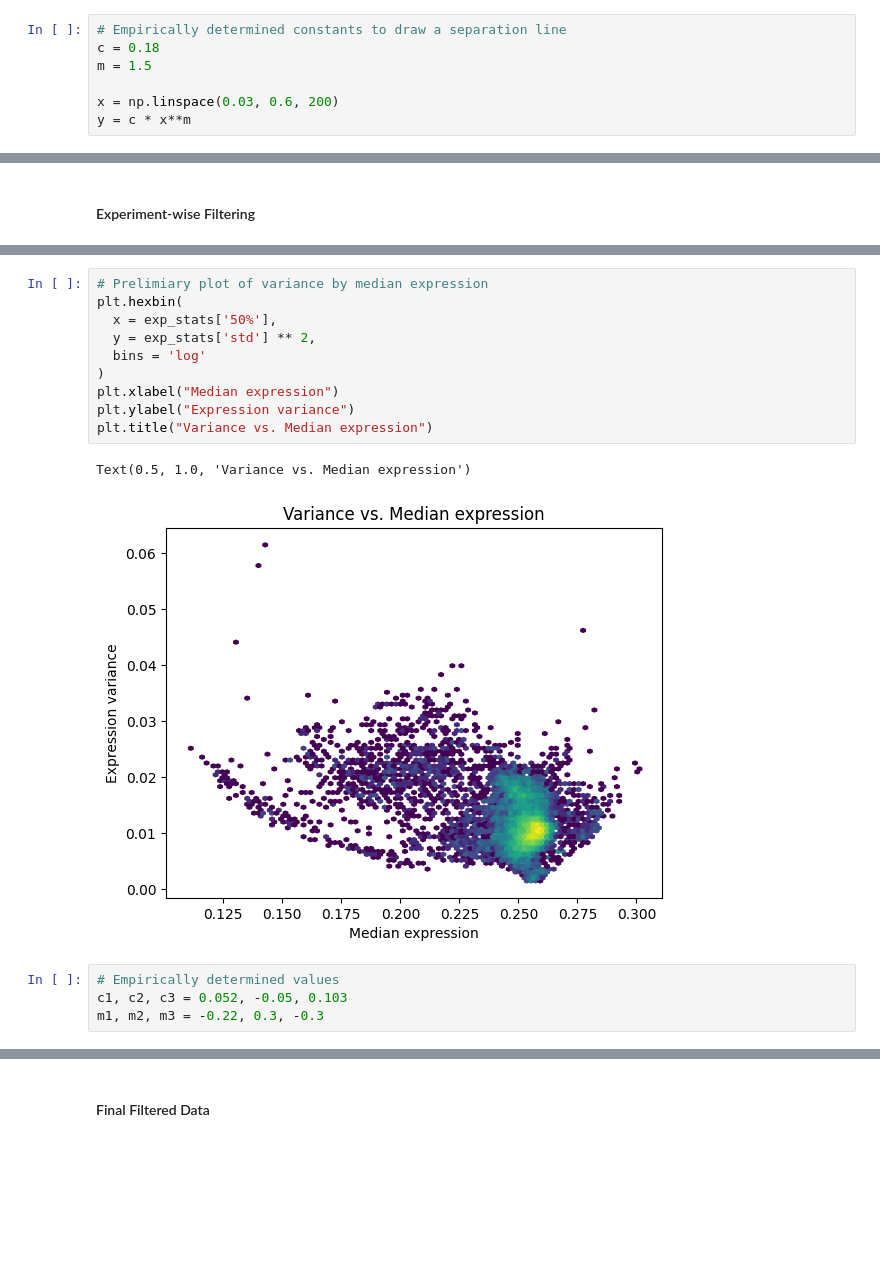
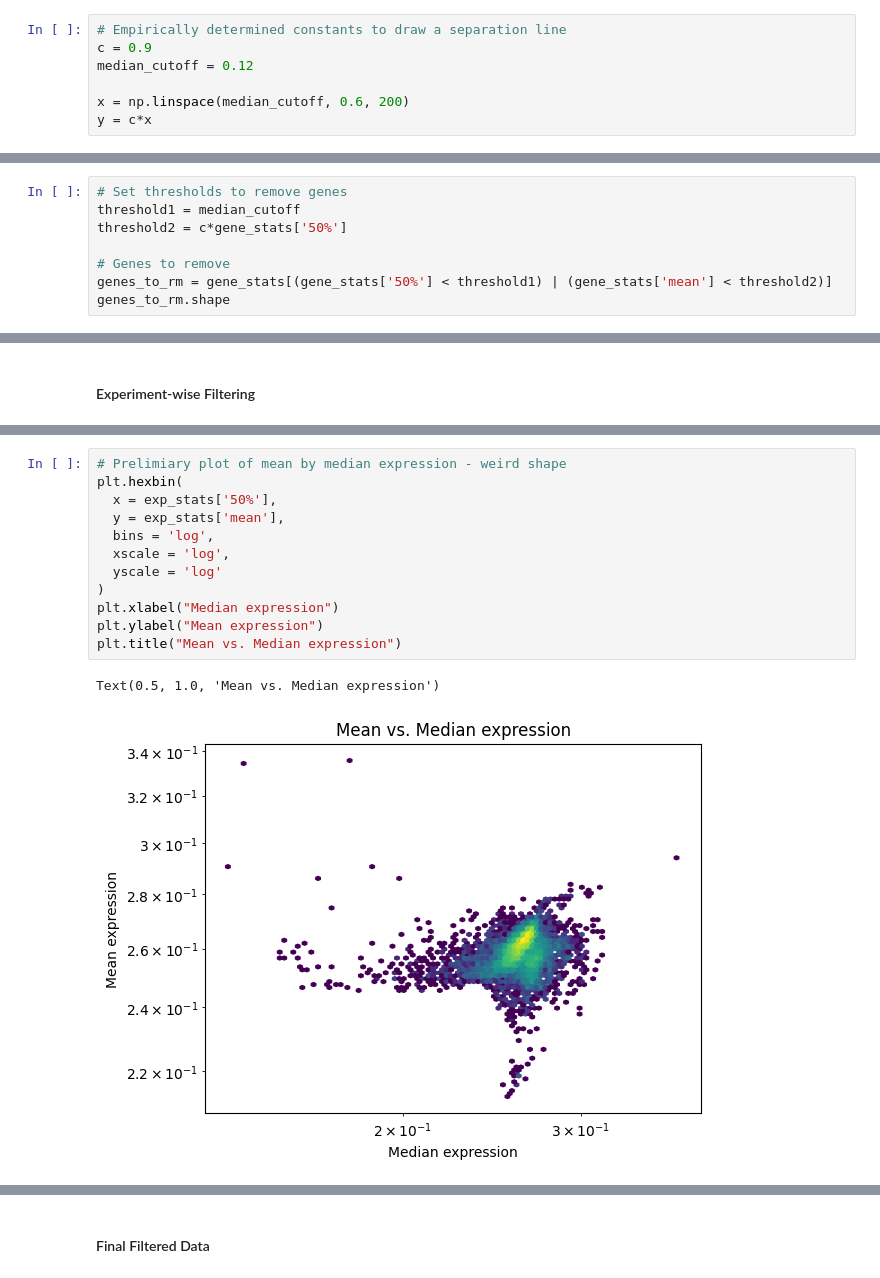
Before and after one commit to Mukundan-T/seqADAGE, a Jupyter notebook: Py/muk_transfer_learning/Mukundan_sA_ecmg_tl.ipynb, the cells around one changed output, grey strips where cells are left out. Saved outputs shown, nothing was run; the diff lists cells and outputs as text; blank space fills up the shorter version.

Commit message:
Re-filtered genes and samples to make expression normal

```diff
--- a/Py/muk_transfer_learning/Mukundan_sA_ecmg_tl.ipynb
+++ b/Py/muk_transfer_learning/Mukundan_sA_ecmg_tl.ipynb
@@ -131,7 +132,7 @@ Text(0.5, 1.0, 'Variance vs. Mean expression')
 # %%
 # Empirically determined constants to draw a separation line
-c = 0.18
-m = 1.5
+c = 0.9
+median_cutoff = 0.12
 
-x = np.linspace(0.03, 0.6, 200)
-y = c * x**m
+x = np.linspace(median_cutoff, 0.6, 200)
+y = c*x
@@ -184,0 +158,8 @@ Text(0.5, 1.0, 'Variance vs. Mean expression')
+# %%
+# Set thresholds to remove genes
+threshold1 = median_cutoff
+threshold2 = c*gene_stats['50%']
+
+# Genes to remove
+genes_to_rm = gene_stats[(gene_stats['50%'] < threshold1) | (gene_stats['mean'] < threshold2)]
+genes_to_rm.shape
@@ -203,17 +211,15 @@ exp_stats.head()
 # %%
-# Prelimiary plot of variance by median expression
+# Prelimiary plot of mean by median expression - weird shape
 plt.hexbin(
   x = exp_stats['50%'],
-  y = exp_stats['std'] ** 2,
-  bins = 'log'
+  y = exp_stats['mean'],
+  bins = 'log',
+  xscale = 'log',
+  yscale = 'log'
 )
 plt.xlabel("Median expression")
-plt.ylabel("Expression variance")
-plt.title("Variance vs. Median expression")
+plt.ylabel("Mean expression")
+plt.title("Mean vs. Median expression")
 # %% [output]
-Text(0.5, 1.0, 'Variance vs. Median expression')
+Text(0.5, 1.0, 'Mean vs. Median expression')
-[figure, old version]
+[figure, new version]
-# %%
-# Empirically determined values
-c1, c2, c3 = 0.052, -0.05, 0.103
-m1, m2, m3 = -0.22, 0.3, -0.3
```
Also changed, not shown: parts of 23 cells of this notebook.
